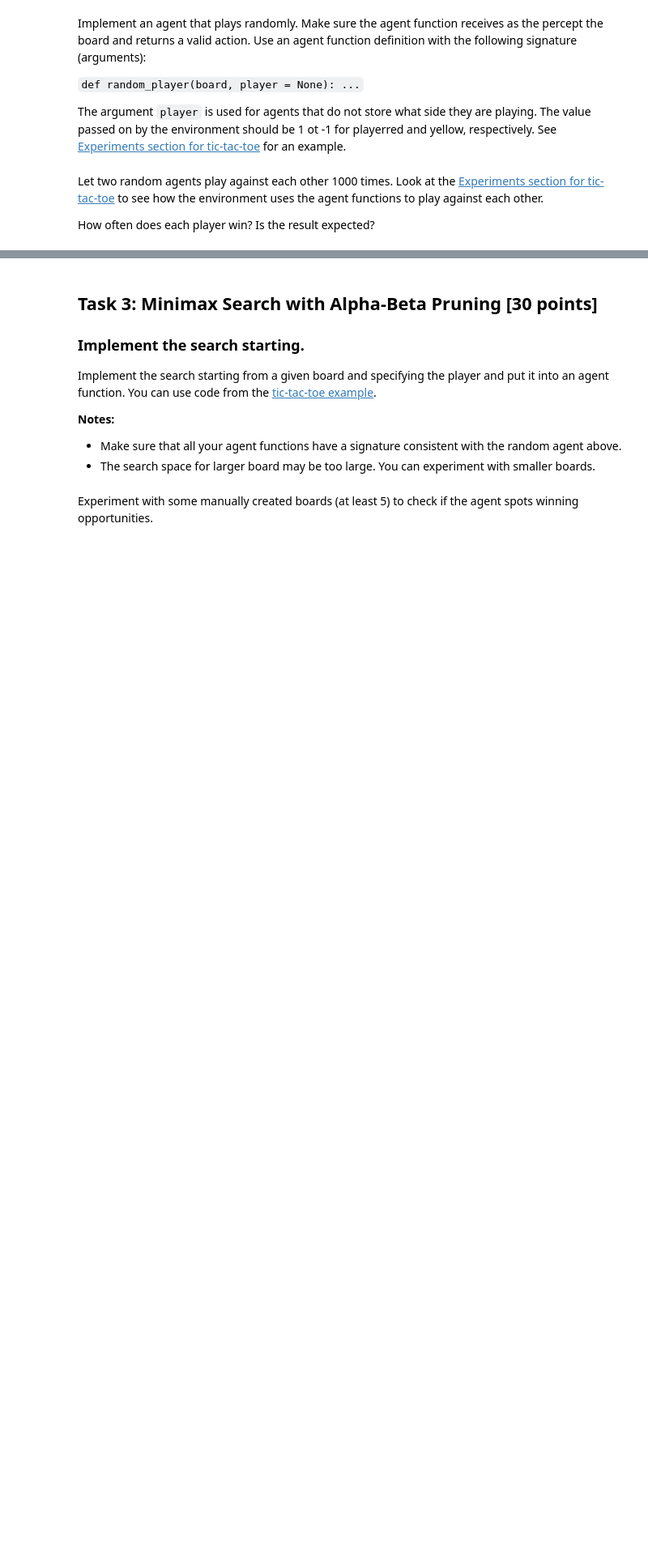
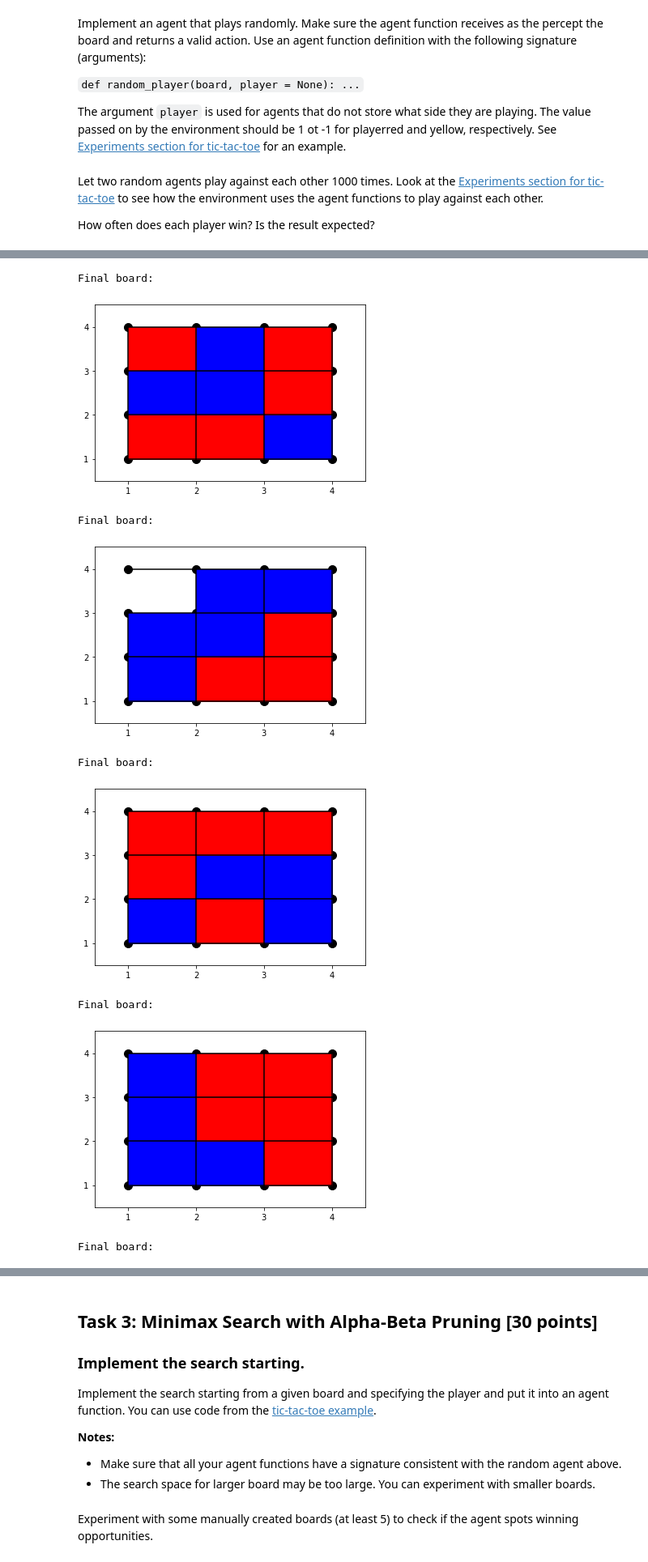
Before and after one commit to mplennon617/CS7320-AI, a Jupyter notebook: Games/assignment_dotsandboxes.ipynb, the cells around one changed output, grey strips where cells are left out. Shown at 81% size. Saved outputs shown, nothing was run; the diff lists cells and outputs as text; code cells hidden in the pictures; blank space fills up the shorter version.

```diff
--- a/Games/assignment_dotsandboxes.ipynb
+++ b/Games/assignment_dotsandboxes.ipynb
@@ -387,7 +389,7 @@ def switch_player(player, pfun1, pfun2):
         return 1, pfun1
 
 # Your code/ answer goes here.
-def play(pfun1, pfun2, N = 1, show_final_board = False):
+def play(pfun1, pfun2, N = 1, show_final_board = False, start_board = empty_board()):
     """Let two agents play each other N times. red starts. red and yellow are agent functions that
     get the board as the percept and return their next action.
 
@@ -396,7 +398,7 @@ def play(pfun1, pfun2, N = 1, show_final_board = False):
     results = {1: 0, -1: 0, 0: 0}
 
     for i in range(N):
-        board = empty_board()
+        board = start_board.copy()
         player, fun = 1, pfun1
 
         while True:
@@ -417,3 +419,7 @@ def play(pfun1, pfun2, N = 1, show_final_board = False):
             player, fun = switch_player(player, pfun1, pfun2)
 
     return results
+
+results = play(random_player, random_player, N = 1000,show_final_board=False)
+print("Blue (1) Wins:",results[1])
+print("Red (-1) Wins:",results[-1])
@@ -419,0 +429,15 @@ def play(pfun1, pfun2, N = 1, show_final_board = False):
+# %%
+# Demo: Play 5 games and display the final boards.
+results = play(random_player, random_player, N = 5,show_final_board=True)
+print("Blue (1) Wins:",results[1])
+print("Red (-1) Wins:",results[-1])
+# %% [output]
+Final board:
+[figure, added]
+Final board:
+[figure, added]
+Final board:
+[figure, added]
+Final board:
+[figure, added]
+Final board:
```
Also changed, not shown: parts of 9 cells of this notebook.
